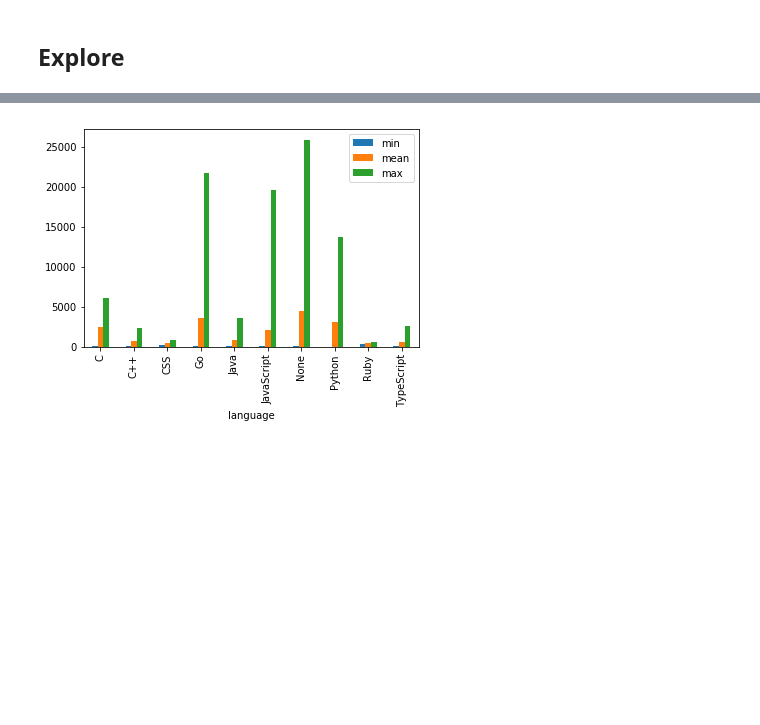
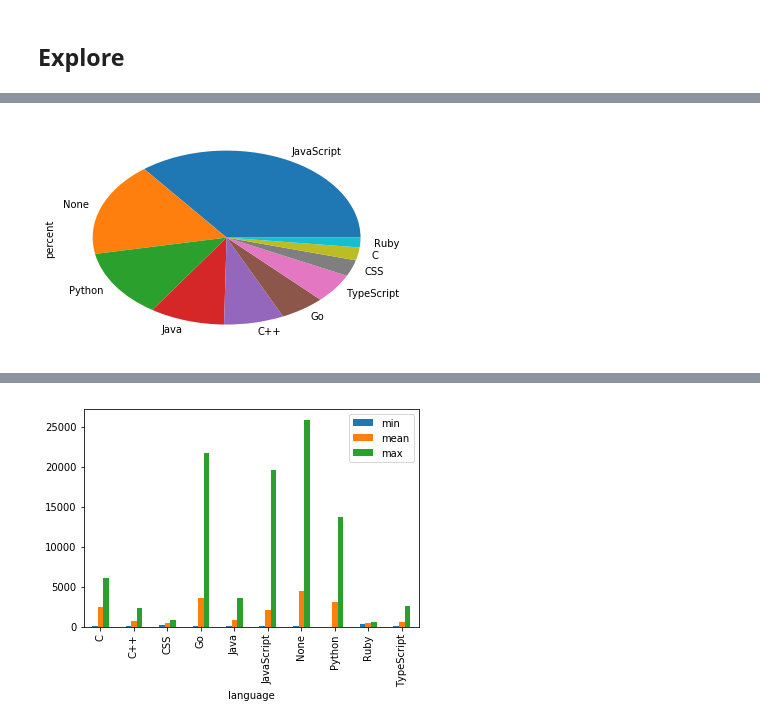
Before and after one commit to super-fantastic-group/nlp-git, a Jupyter notebook: nlp-project.ipynb, the cells around one changed output, grey strips where cells are left out. Cells and saved outputs as stored; diff of their text form; code cells hidden in the pictures; blank space fills up the shorter version.

```diff
--- a/nlp-project.ipynb
+++ b/nlp-project.ipynb
@@ -166 +198,7 @@ explore.count_percent(df)
+# %%
+# we know how much you like pie
+explore.count_percent(df).percent.plot.pie()
+plt.show()
+# %% [output]
+[figure, added]
 # %% [markdown]
```
Also changed, not shown: parts of 48 cells of this notebook.
